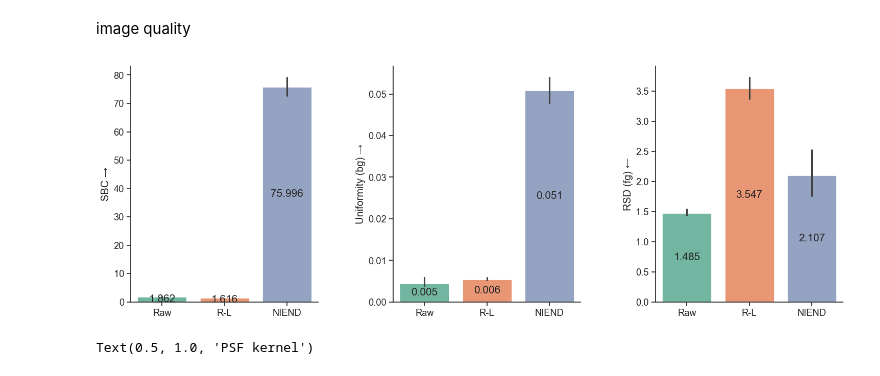
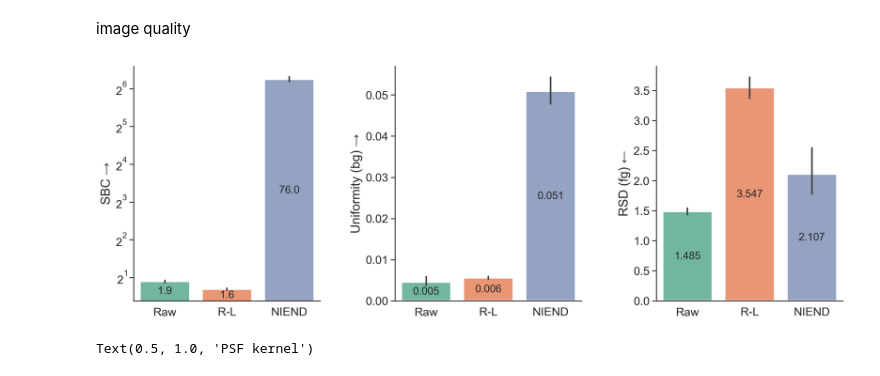
Before and after one commit to zzhmark/NIEND, a Jupyter notebook: plot/plot_extra.ipynb, the cells around one changed output. Drawn from its saved outputs; the diff is of its cells as text; code cells hidden in the pictures.

```diff
--- a/plot/plot_extra.ipynb
+++ b/plot/plot_extra.ipynb
@@ -603,36 +603,37 @@ import matplotlib.pyplot as plt
 # %%
 m = pd.pivot_table(df, values=['sbc', 'uni', 'rsd'], index='cond', aggfunc='mean')
 
-fig, axs = plt.subplots(1, 3, figsize=(18,6))
+fig, axs = plt.subplots(1, 3, figsize=(18,6), dpi=200)
 fig.subplots_adjust(wspace=0.4)
 ax = sns.barplot(df, x='cond', y='sbc', hue='cond', ax=axs[0], linewidth=2, palette='Set2')
 ax.tick_params(left=True, direction='out')
 sns.set(style='white', font_scale=1.5)
 ax.set_xlabel(None)
 ax.set_ylabel('SBC →')
+ax.set_yscale('log', base=2)
 for i in range(3):
-    ax.bar_label(ax.containers[i], fmt='%.3f', fontsize=15, label_type='center')
+    ax.bar_label(ax.containers[i], fmt='%.1f', fontsize=15, label_type='center')
 
 ax = sns.barplot(df, x='cond', y='uni', hue='cond', ax=axs[1], linewidth=2, palette='Set2')
 ax.tick_params(left=True, direction='out')
 ax.set_xlabel(None)
 ax.set_ylabel('Uniformity (bg) →')
 for i in range(3):
     ax.bar_label(ax.containers[i], fmt='%.3f', fontsize=15, label_type='center')
 
 ax = sns.barplot(df, x='cond', y='rsd', hue='cond', ax=axs[2], linewidth=2, palette='Set2')
 ax.set_xlabel(None)
 ax.set_ylabel('RSD (fg) ←')
 ax.tick_params(left=True, direction='out')
 for i in range(3):
     ax.bar_label(ax.containers[i], fmt='%.3f', fontsize=15, label_type='center')
 
 sns.despine(fig)
 # axs[0].tick_params(axis='x', rotation=30)
 # axs[1].tick_params(axis='x', rotation=30)
 # axs[2].tick_params(axis='x', rotation=30)
 # %% [output]
-[figure, old version]
+[figure, new version]
 # %%
 import numpy as np
 from scipy.stats import skewnorm
```
Also changed, not shown: parts of 11 cells of this notebook, 12 other files.
